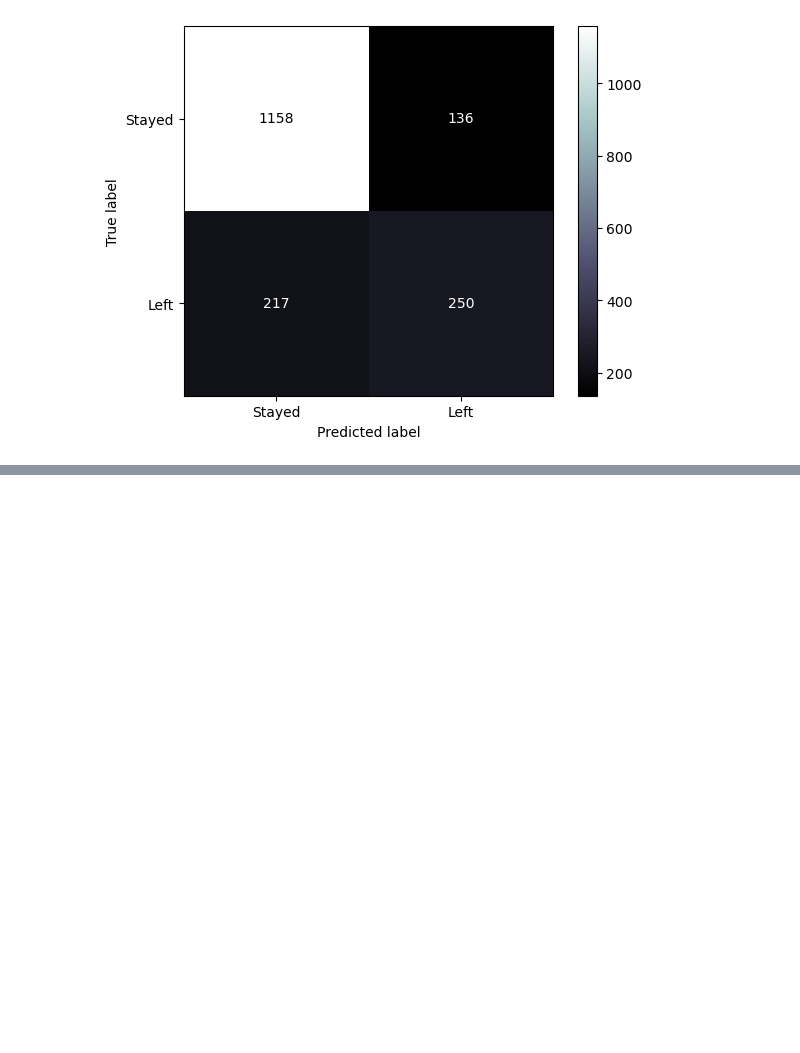
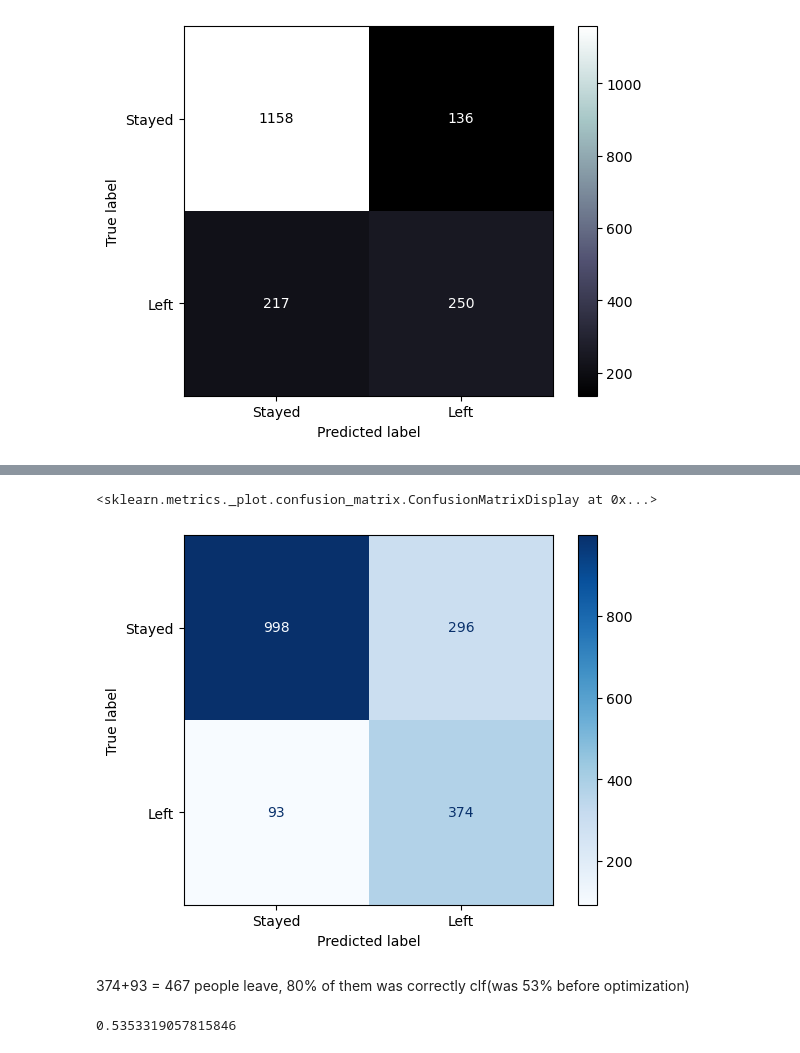
Before and after one commit to Fful/ml-xgboost, a Jupyter notebook: research.ipynb, the cells around one changed output, grey strips where cells are left out. Saved outputs shown, nothing was run; the diff lists cells and outputs as text; code cells hidden in the pictures; blank space fills up the shorter version.

```diff
--- a/research.ipynb
+++ b/research.ipynb
@@ -282,0 +390,11 @@ ConfusionMatrixDisplay.from_estimator(clf_xgb,X_test,y_test, display_labels=['St
+# %%
+ConfusionMatrixDisplay.from_estimator(clf_xgb,X_test,y_test, display_labels=['Stayed','Left'],cmap=plt.cm.Blues)
+# %% [output]
+<sklearn.metrics._plot.confusion_matrix.ConfusionMatrixDisplay at 0x...>
+[figure, added]
+# %% [markdown]
+374+93 = 467 people leave, 80% of them was correctly clf(was 53% before optimization)
+# %%
+250/467
+# %% [output]
+0.5353319057815846
```
Also changed, not shown: parts of 8 cells of this notebook.
